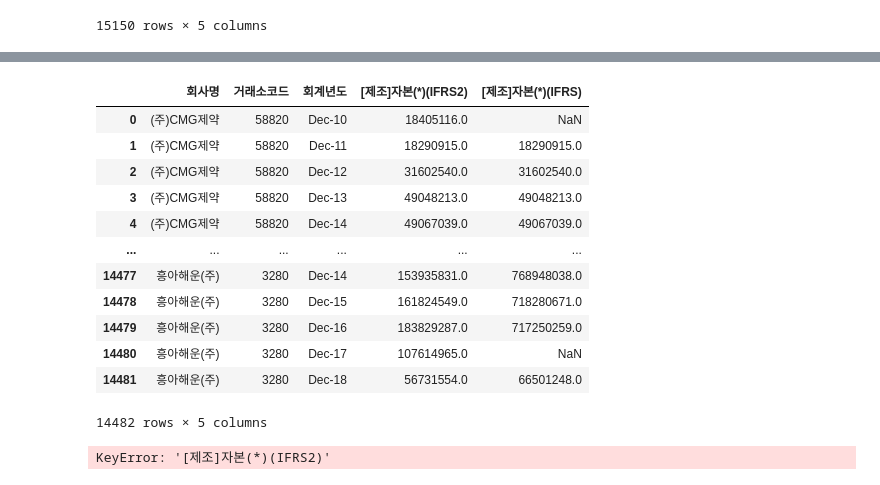
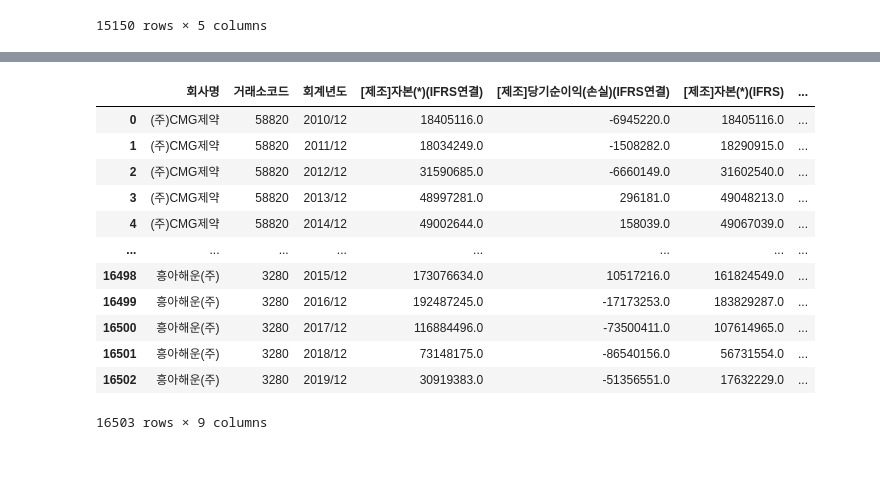
Before and after one commit to pelllzz/ubion4_project2, a Jupyter notebook: code/set_list_test.ipynb, the cells around one changed output, grey strips where cells are left out. Saved outputs shown, nothing was run; the diff lists cells and outputs as text; code cells hidden in the pictures.

```diff
--- a/code/set_list_test.ipynb
+++ b/code/set_list_test.ipynb
@@ -116,5 +116,4 @@ df_test
 # %%
 # 자기자본순이익률 = 당기/자기자본 * 100
 
-df_rate_a = pd.read_csv("../raw_data/자기자본순이익률_IFRS개별raw.csv", encoding="CP949")
-df_rate_b = pd.read_csv("../raw_data/자기자본순이익률_IFRS연결raw.csv", encoding="CP949")
+df_rate_a = pd.read_csv("../raw_data/자기자본순이익률_raw.csv", encoding="CP949")
@@ -142,3 +119,0 @@ df_rate_d.head(1)
-# %%
-df_rate_a["[제조]자본(*)(IFRS2)"] = df_rate_c["[제조]자본(*)(IFRS)"]
-df_rate_a
@@ -159,28 +136,32 @@ df_rate_a
 # %%
 #AC_con['prev_자산'] = AC_con['자산'].shift().where(AC_con.회사명.eq(AC_con.회사명.shift()))
 
-df_rate_c["[제조]자본(*)(IFRS)"] = df_rate_c["[제조]자본(*)(IFRS)"].shift().where(df_rate_a.회사명.eq(df_rate_a.회사명.shift()))
-df_rate_c
+df_rate_a["[제조]자본(*)(IFRS연결2)"] = df_rate_a["[제조]자본(*)(IFRS연결)"].shift().where(df_rate_a.회사명.eq(df_rate_a.회사명.shift()))
+df_rate_a["[제조]자본(*)(IFRS2)"] = df_rate_a["[제조]자본(*)(IFRS)"].shift().where(df_rate_a.회사명.eq(df_rate_a.회사명.shift()))
+df_rate_a
 # %% [output]
-|  | 회사명 | 거래소코드 | 회계년도 | [제조]자본(*)(IFRS2) | [제조]자본(*)(IFRS) |
-| 0 | (주)CMG제약 | 58820 | Dec-10 | 18405116.0 | NaN |
-| 1 | (주)CMG제약 | 58820 | Dec-11 | 18290915.0 | 18290915.0 |
-| 2 | (주)CMG제약 | 58820 | Dec-12 | 31602540.0 | 31602540.0 |
-| 3 | (주)CMG제약 | 58820 | Dec-13 | 49048213.0 | 49048213.0 |
-| 4 | (주)CMG제약 | 58820 | Dec-14 | 49067039.0 | 49067039.0 |
-| ... | ... | ... | ... | ... | ... |
-| 14477 | 흥아해운(주) | 3280 | Dec-14 | 153935831.0 | 768948038.0 |
-| 14478 | 흥아해운(주) | 3280 | Dec-15 | 161824549.0 | 718280671.0 |
-| 14479 | 흥아해운(주) | 3280 | Dec-16 | 183829287.0 | 717250259.0 |
-| 14480 | 흥아해운(주) | 3280 | Dec-17 | 107614965.0 | NaN |
-| 14481 | 흥아해운(주) | 3280 | Dec-18 | 56731554.0 | 66501248.0 |
+|  | 회사명 | 거래소코드 | 회계년도 | [제조]자본(*)(IFRS연결) | [제조]당기순이익(손실)(IFRS연결) | [제조]자본(*)(IFRS) | ... |
+| 0 | (주)CMG제약 | 58820 | 2010/12 | 18405116.0 | -6945220.0 | 18405116.0 | ... |
+| 1 | (주)CMG제약 | 58820 | 2011/12 | 18034249.0 | -1508282.0 | 18290915.0 | ... |
+| 2 | (주)CMG제약 | 58820 | 2012/12 | 31590685.0 | -6660149.0 | 31602540.0 | ... |
+| 3 | (주)CMG제약 | 58820 | 2013/12 | 48997281.0 | 296181.0 | 49048213.0 | ... |
+| 4 | (주)CMG제약 | 58820 | 2014/12 | 49002644.0 | 158039.0 | 49067039.0 | ... |
+| ... | ... | ... | ... | ... | ... | ... | ... |
+| 16498 | 흥아해운(주) | 3280 | 2015/12 | 173076634.0 | 10517216.0 | 161824549.0 | ... |
+| 16499 | 흥아해운(주) | 3280 | 2016/12 | 192487245.0 | -17173253.0 | 183829287.0 | ... |
+| 16500 | 흥아해운(주) | 3280 | 2017/12 | 116884496.0 | -73500411.0 | 107614965.0 | ... |
+| 16501 | 흥아해운(주) | 3280 | 2018/12 | 73148175.0 | -86540156.0 | 56731554.0 | ... |
+| 16502 | 흥아해운(주) | 3280 | 2019/12 | 30919383.0 | -51356551.0 | 17632229.0 | ... |
-14482 rows × 5 columns
+16503 rows × 9 columns
 # %%
 for i in range(0, len(df_rate_a)):
     if df_rate_a.iloc[i]["[제조]자본(*)(IFRS)"] < 0 and df_rate_a.iloc[i]["[제조]당기순이익(손실)(IFRS)"] < 0 :
         df_rate_a.loc[i, "자기자본순이익률(개별)"] = 11111111.11
     else:
         df_rate_a.loc[i, "자기자본순이익률(개별)"] = df_rate_a.iloc[i]["[제조]당기순이익(손실)(IFRS)"]/((df_rate_a.iloc[i]["[제조]자본(*)(IFRS)"] + df_rate_a.iloc[i]["[제조]자본(*)(IFRS2)"])/2)
+
+    if df_rate_a.iloc[i]["[제조]자본(*)(IFRS연결)"] < 0 and df_rate_a.iloc[i]["[제조]당기순이익(손실)(IFRS연결)"] < 0 :
+        df_rate_a.loc[i, "자기자본순이익률(연결)"] = 11111111.11
+    else:
+        df_rate_a.loc[i, "자기자본순이익률(연결)"] = df_rate_a.iloc[i]["[제조]당기순이익(손실)(IFRS연결)"]/((df_rate_a.iloc[i]["[제조]자본(*)(IFRS연결)"] + df_rate_a.iloc[i]["[제조]자본(*)(IFRS연결2)"])/2)
-# %% [output]
-KeyError: '[제조]자본(*)(IFRS2)'
 # %%
```
Also changed, not shown: parts of 7 cells of this notebook, 52 other files.
